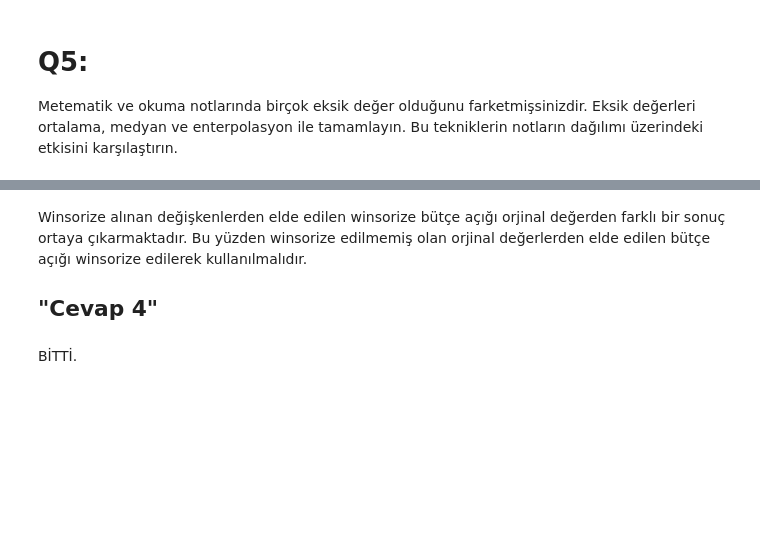
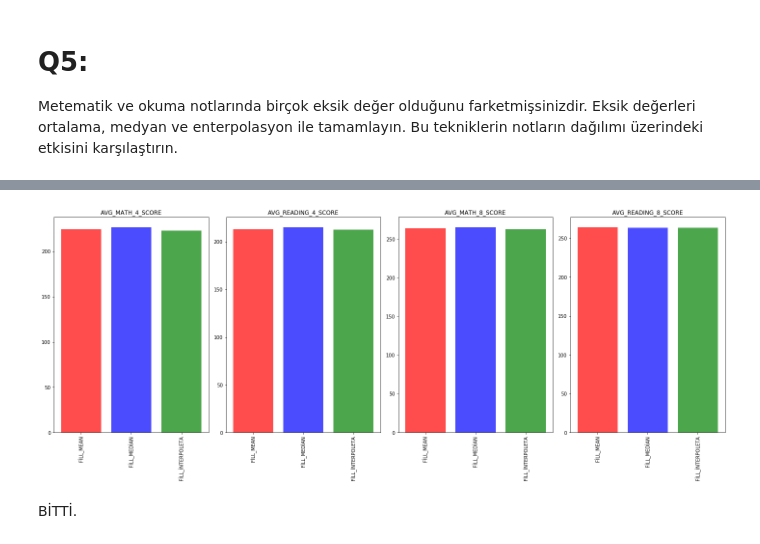
Before and after one commit to mehmetfatihdata/BOOTCAMP_1, a Jupyter notebook: WORK_19_EDA1.ipynb, the cells around one changed output, grey strips where cells are left out. Saved outputs shown, nothing was run; the diff lists cells and outputs as text; code cells hidden in the pictures; blank space fills up the shorter version.

```diff
--- a/WORK_19_EDA1.ipynb
+++ b/WORK_19_EDA1.ipynb
@@ -220,9 +229,4 @@ Dataframe Dimension: 26 Rows, 4 Columns
 # %%
-degerler_mean=ALABAMA[['AVG_MATH_4_SCORE','AVG_READING_4_SCORE','AVG_MATH_8_SCORE','AVG_READING_8_SCORE']]
-for col in degerler_mean:
-       degerler_mean[col] = degerler_mean[col].transform(lambda x: x.fillna(x.mean()))
+d_mean=ALABAMAA[['AVG_MATH_4_SCORE','AVG_READING_4_SCORE','AVG_MATH_8_SCORE','AVG_READING_8_SCORE']]
+for col in d_mean:
+       d_mean[col] = d_mean[col].transform(lambda x: x.fillna(x.mean()))
-# %%
-count=[]
-for x in degerler_mean:
-    count.append([x,len(degerler_mean[x].unique()),degerler_mean[x].isnull().sum()])
-pd.DataFrame(unique_count, columns=["Column","Unique","Missing"]).set_index("Column").T
@@ -233,7 +233,25 @@ pd.DataFrame(unique_count, columns=["Column","Unique","Missing"]).set_index("Col
-# %% [markdown]
-Winsorize alınan değişkenlerden elde edilen winsorize bütçe açığı orjinal değerden farklı bir sonuç ortaya çıkarmaktadır. Bu yüzden winsorize edilmemiş olan orjinal değerlerden elde edilen bütçe açığı winsorize edilerek kullanılmalıdır.
-
-"Cevap 4"
-----
+# %%
+d_median=ALABAMAA[['AVG_MATH_4_SCORE','AVG_READING_4_SCORE','AVG_MATH_8_SCORE','AVG_READING_8_SCORE']]
+for col in d_median:
+       d_median[col] = d_median[col].transform(lambda x: x.fillna(x.median()))
+# %%
+d_inter=ALABAMAA[['AVG_MATH_4_SCORE','AVG_READING_4_SCORE','AVG_MATH_8_SCORE','AVG_READING_8_SCORE']]
+for col in d_median:
+       d_inter[col] = d_inter[col].transform(lambda x: x.interpolate())
+# %%
+fig=plt.figure(figsize=(20,200))
+f_list=ALABAMAA[['AVG_MATH_4_SCORE','AVG_READING_4_SCORE','AVG_MATH_8_SCORE','AVG_READING_8_SCORE']]
+for i, col in enumerate(f_list):
+    df=pd.concat([d_mean[col],d_median[col],d_inter[col]], axis=1)
+
+    plt.subplot(len(f_list),4,i+1)
+    plt.bar(["FİLL_MEAN","FİLL_MEDİAN", "FİLL_İNTERPOLETA"],df.mean(),color=["r","b","green"], alpha=0.7)
+    plt.xticks(rotation="vertical")
+    plt.title("{}".format(col))
+
+plt.tight_layout()
+plt.show()
+# %% [output]
+[figure, added]
 # %% [markdown]
 BİTTİ.
```
Also changed, not shown: parts of 9 cells of this notebook.
